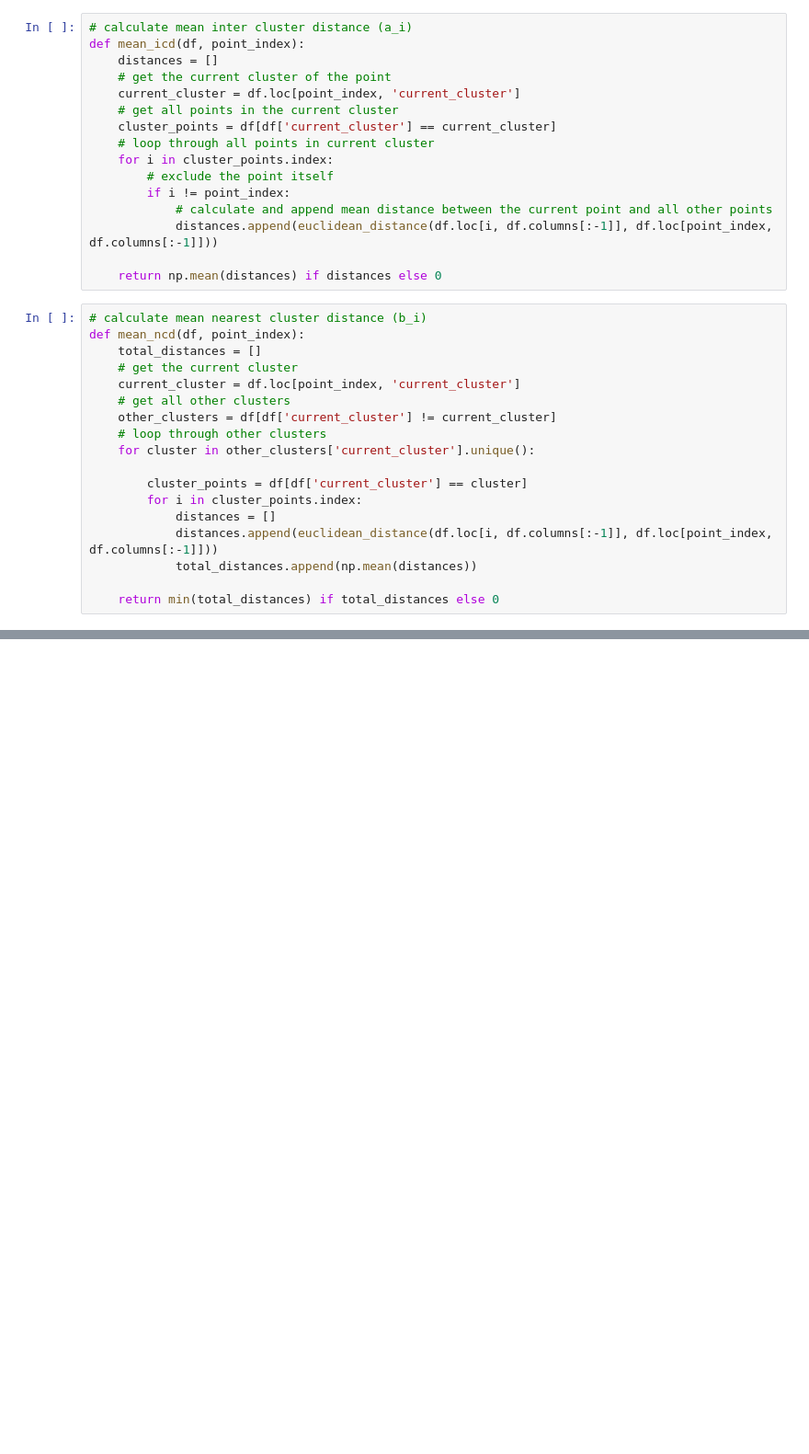
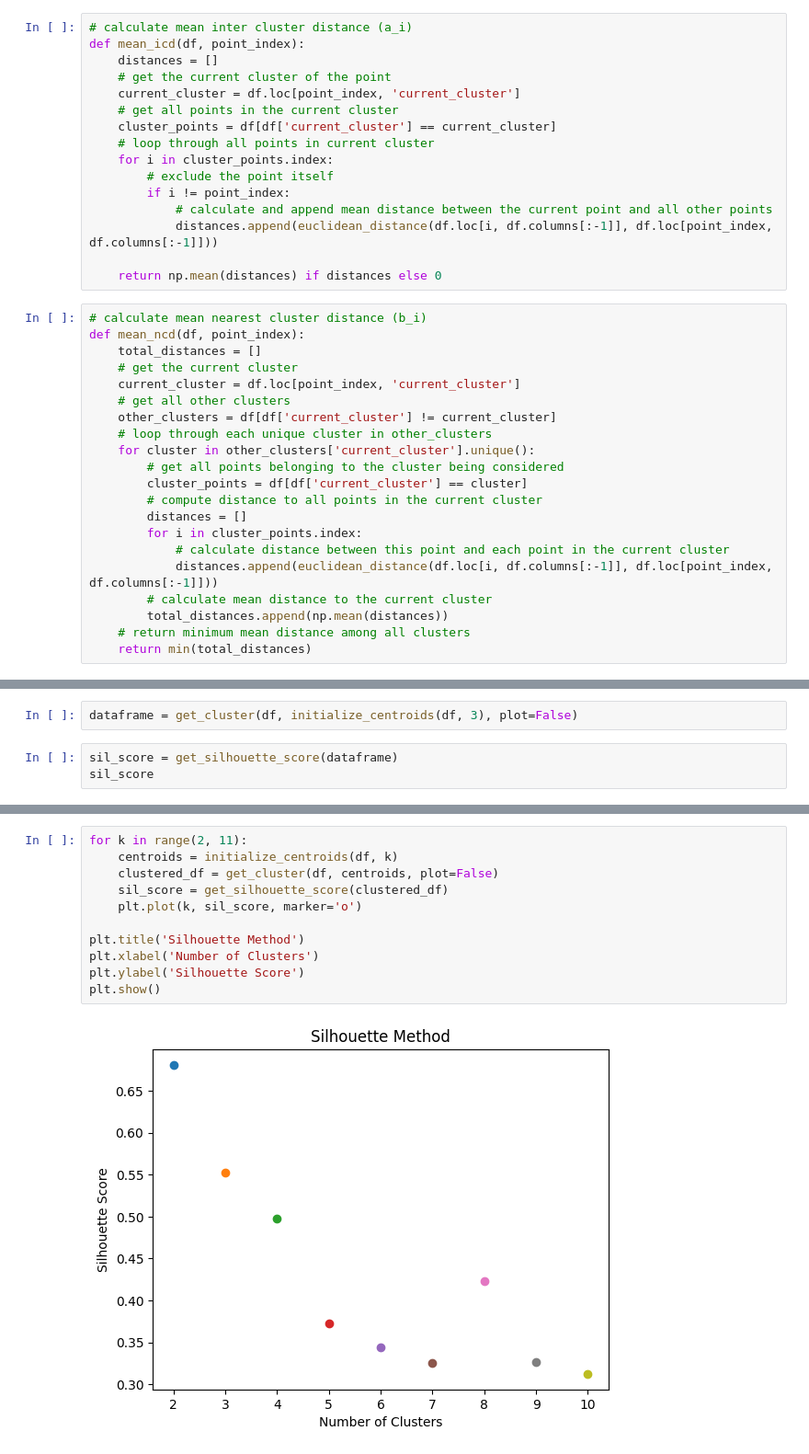
Before and after one commit to michaeledge27/CSCI290, a Jupyter notebook: notebooks/kMeansClustering.ipynb, the cells around one changed output, grey strips where cells are left out. Shown at 92% size. Cells and saved outputs as stored; diff of their text form; blank space fills up the shorter version.

```diff
--- a/notebooks/kMeansClustering.ipynb
+++ b/notebooks/kMeansClustering.ipynb
@@ -291,15 +291,18 @@ def mean_ncd(df, point_index):
     current_cluster = df.loc[point_index, 'current_cluster']
     # get all other clusters
     other_clusters = df[df['current_cluster'] != current_cluster]
-    # loop through other clusters
+    # loop through each unique cluster in other_clusters
     for cluster in other_clusters['current_cluster'].unique():
-
+        # get all points belonging to the cluster being considered
         cluster_points = df[df['current_cluster'] == cluster]
+        # compute distance to all points in the current cluster
+        distances = []
         for i in cluster_points.index:
-            distances = []
+            # calculate distance between this point and each point in the current cluster
             distances.append(euclidean_distance(df.loc[i, df.columns[:-1]], df.loc[point_index, df.columns[:-1]]))
-            total_distances.append(np.mean(distances))
-
-    return min(total_distances) if total_distances else 0
+        # calculate mean distance to the current cluster
+        total_distances.append(np.mean(distances))
+    # return minimum mean distance among all clusters
+    return min(total_distances)
 # %%
 def get_silhouette_score(df):
@@ -311 +320,6 @@ def get_silhouette_score(df):
     return np.mean(silhouette_coefficients)
+# %%
+dataframe = get_cluster(df, initialize_centroids(df, 3), plot=False)
+# %%
+sil_score = get_silhouette_score(dataframe)
+sil_score
@@ -311,0 +328,13 @@ def get_silhouette_score(df):
+# %%
+for k in range(2, 11):
+    centroids = initialize_centroids(df, k)
+    clustered_df = get_cluster(df, centroids, plot=False)
+    sil_score = get_silhouette_score(clustered_df)
+    plt.plot(k, sil_score, marker='o')
+
+plt.title('Silhouette Method')
+plt.xlabel('Number of Clusters')
+plt.ylabel('Silhouette Score')
+plt.show()
+# %% [output]
+[figure, added]
```
Also changed, not shown: parts of 10 cells of this notebook.
